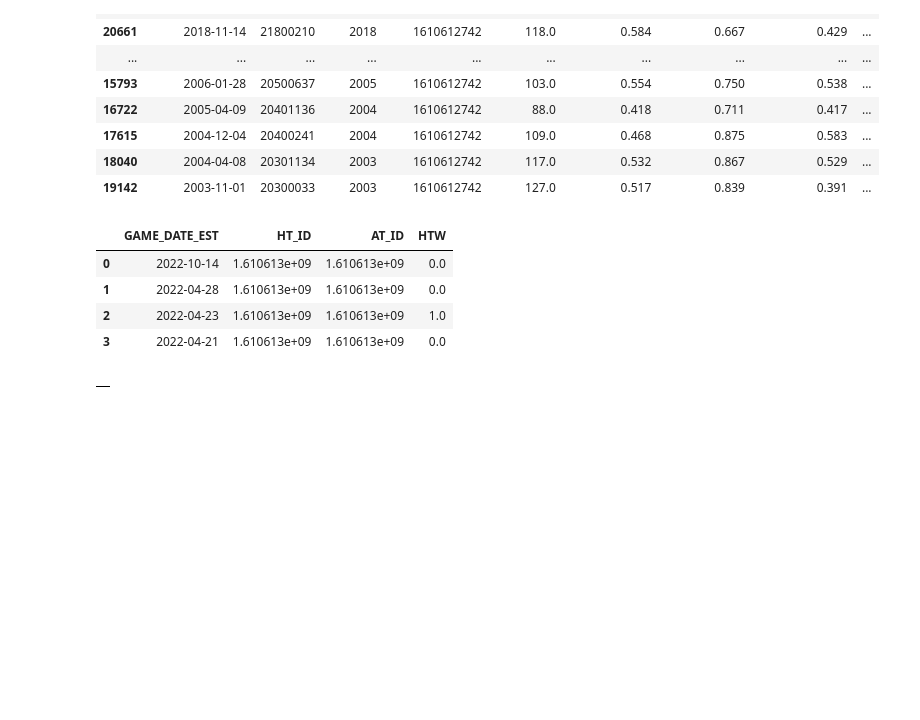
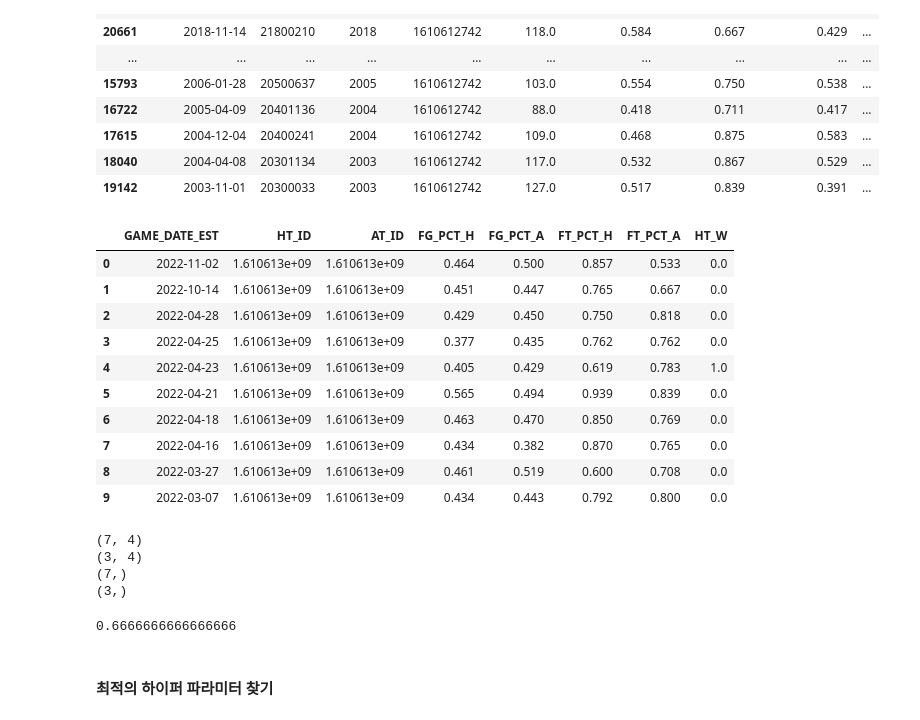
Before and after one commit to 2024-AISCHOOL-IOT/Doourbest, a Jupyter notebook: contrast/10경기 결과 예측.ipynb, the cells around one changed output. Cells and saved outputs as stored; diff of their text form; code cells hidden in the pictures; blank space fills up the shorter version.

```diff
--- a/contrast/10경기 결과 예측.ipynb
+++ b/contrast/10경기 결과 예측.ipynb
@@ -93,44 +93,53 @@ data2[(data2['TEAM_ID_home']==1610612742)&(data2['TEAM_ID_away']==1610612762)]
 
 # if df1[date_est] > df2[date_est]:
 #     df0=pd.concat(df0,df1[data_est])
 # elif df1[date_est] < df2[date_est]:
 #     df0=pd.concat(df0,df2[data_est])
 
 # df_date=pd.concat(df1[data_est10개값],df2[date_est10개값])
 # df_date.sort_values(ascending=False)
 # for date in df_date:
 #     if date in df1[data_est10개값]:
 #         pd.concat(df0,df1[df1[data_est10개값]==date])
 #     elif date in df2[data_est10개값]:
 #         pd.concat(df0,df2[df2[data_est10개값]==date])
 
 df1=data2[(data2['TEAM_ID_home']==1610612762)&(data2['TEAM_ID_away']==1610612742)]
 df2=data2[(data2['TEAM_ID_away']==1610612762)&(data2['TEAM_ID_home']==1610612742)]
-df_date=pd.concat([df1['GAME_DATE_EST'],df2['GAME_DATE_EST']])
+df_date=pd.concat([df1['GAME_DATE_EST'],df2['GAME_DATE_EST']]).sort_index(ascending=True)
 df_date
 # df=pd.DataFrame({'HT_ID':[],'AT_ID':[],'HTW':[]})
-df=pd.DataFrame({'GAME_DATE_EST':[],'HT_ID':[],'AT_ID':[],'HTW':[]})
+df=pd.DataFrame({'GAME_DATE_EST':[],'HT_ID':[],'AT_ID':[],'FG_PCT_H':[],'FG_PCT_A':[],'FT_PCT_H':[],'FT_PCT_A':[],
+                 'HT_W':[]})
 cnt=0
 for date in df_date:
     if date in df1['GAME_DATE_EST'].values:
         df1_=df1[df1['GAME_DATE_EST']==date]
-        new = {'GAME_DATE_EST':date,'HT_ID':df1_['TEAM_ID_home'].values[0],'AT_ID':df1_['TEAM_ID_away'].values[0],'HTW':df1_['HOME_TEAM_WINS'].values[0]}
+        new = {'GAME_DATE_EST':date,'HT_ID':df1_['TEAM_ID_home'].values[0],'AT_ID':df1_['TEAM_ID_away'].values[0],
+               'FG_PCT_H':df1_['FG_PCT_home'].values[0],'FG_PCT_A':df1_['FG_PCT_away'].values[0],
+               'FT_PCT_H':df1_['FT_PCT_home'].values[0],'FT_PCT_A':df1_['FT_PCT_away'].values[0],
+               'HT_W':df1_['HOME_TEAM_WINS'].values[0]}
         df=pd.concat([df,pd.DataFrame([new])], ignore_index=True)
     elif date in df2['GAME_DATE_EST'].values:
         df2_=df2[df2['GAME_DATE_EST']==date]
-        new = {'GAME_DATE_EST':date,'HT_ID':df2_['TEAM_ID_away'].values[0],'AT_ID':df2_['TEAM_ID_home'].values[0],'HTW':0}
+        new = {'GAME_DATE_EST':date,'HT_ID':df2_['TEAM_ID_away'].values[0],'AT_ID':df2_['TEAM_ID_home'].values[0],
+               'FG_PCT_H':df2_['FG_PCT_away'].values[0],'FG_PCT_A':df2_['FG_PCT_home'].values[0],
+               'FT_PCT_H':df2_['FT_PCT_away'].values[0],'FT_PCT_A':df2_['FT_PCT_home'].values[0],
+               'HT_W':0}
         df=pd.concat([df,pd.DataFrame([new])], ignore_index=True)
-    cnt+=cnt+1
+    cnt+=1
     if cnt>=10:
         break
 df
 # %% [output]
-|  | GAME_DATE_EST | HT_ID | AT_ID | HTW |
-| 0 | 2022-10-14 | 1.610613e+09 | 1.610613e+09 | 0.0 |
-| 1 | 2022-04-28 | 1.610613e+09 | 1.610613e+09 | 0.0 |
-| 2 | 2022-04-23 | 1.610613e+09 | 1.610613e+09 | 1.0 |
-| 3 | 2022-04-21 | 1.610613e+09 | 1.610613e+09 | 0.0 |
+|  | GAME_DATE_EST | HT_ID | AT_ID | FG_PCT_H | FG_PCT_A | FT_PCT_H | FT_PCT_A | HT_W |
+| 0 | 2022-11-02 | 1.610613e+09 | 1.610613e+09 | 0.464 | 0.500 | 0.857 | 0.533 | 0.0 |
+| 1 | 2022-10-14 | 1.610613e+09 | 1.610613e+09 | 0.451 | 0.447 | 0.765 | 0.667 | 0.0 |
+| 2 | 2022-04-28 | 1.610613e+09 | 1.610613e+09 | 0.429 | 0.450 | 0.750 | 0.818 | 0.0 |
+| 3 | 2022-04-25 | 1.610613e+09 | 1.610613e+09 | 0.377 | 0.435 | 0.762 | 0.762 | 0.0 |
+| 4 | 2022-04-23 | 1.610613e+09 | 1.610613e+09 | 0.405 | 0.429 | 0.619 | 0.783 | 1.0 |
+| 5 | 2022-04-21 | 1.610613e+09 | 1.610613e+09 | 0.565 | 0.494 | 0.939 | 0.839 | 0.0 |
+| 6 | 2022-04-18 | 1.610613e+09 | 1.610613e+09 | 0.463 | 0.470 | 0.850 | 0.769 | 0.0 |
+| 7 | 2022-04-16 | 1.610613e+09 | 1.610613e+09 | 0.434 | 0.382 | 0.870 | 0.765 | 0.0 |
+| 8 | 2022-03-27 | 1.610613e+09 | 1.610613e+09 | 0.461 | 0.519 | 0.600 | 0.708 | 0.0 |
+| 9 | 2022-03-07 | 1.610613e+09 | 1.610613e+09 | 0.434 | 0.443 | 0.792 | 0.800 | 0.0 |
-# %%
-df
-# %% [output]
-|  |
@@ -136,0 +153,23 @@ df
+# %%
+# 훈련셋과 테스트셋 분리 (행 분리)
+X_train, X_test, y_train, y_test = train_test_split(X, y, test_size=0.25, random_state=4)
+print(X_train.shape)
+print(X_test.shape)
+print(y_train.shape)
+print(y_test.shape)
+# %% [output]
+(7, 4)
+(3, 4)
+(7,)
+(3,)
+# %%
+# 모델 객체 생성 (+ 하이퍼 파라미터 설정)
+knn_model = KNeighborsClassifier(n_neighbors=5)
+# 모델 학습
+knn_model.fit(X_train,y_train)
+# 모델 예측
+knn_model.score(X_test,y_test)
+# %% [output]
+0.6666666666666666
+# %% [markdown]
+#### 최적의 하이퍼 파라미터 찾기
```
Also changed, not shown: parts of 6 cells of this notebook.
